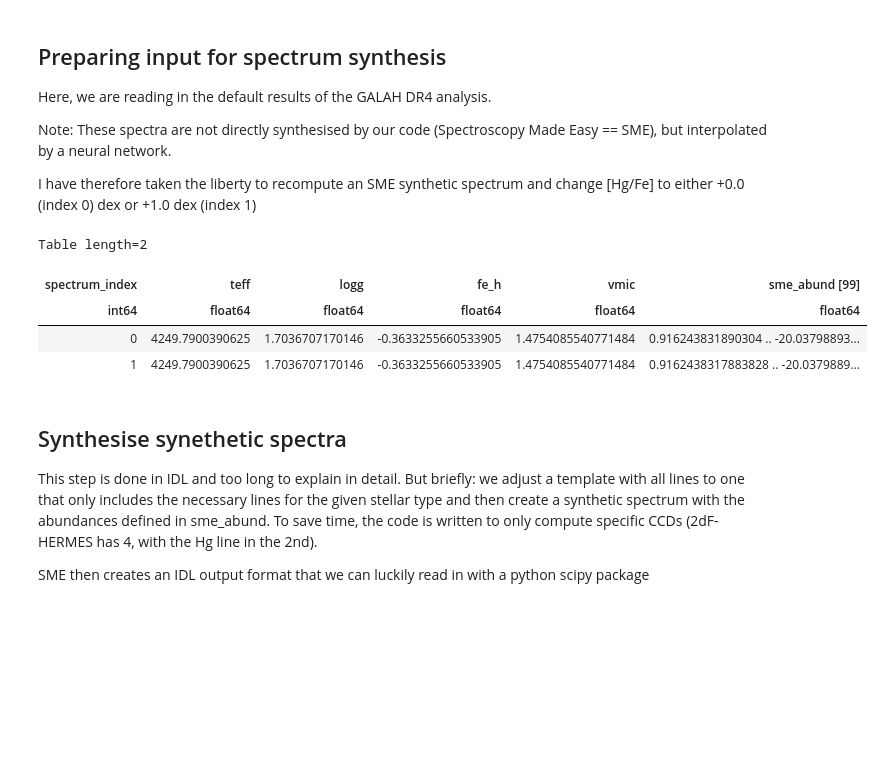
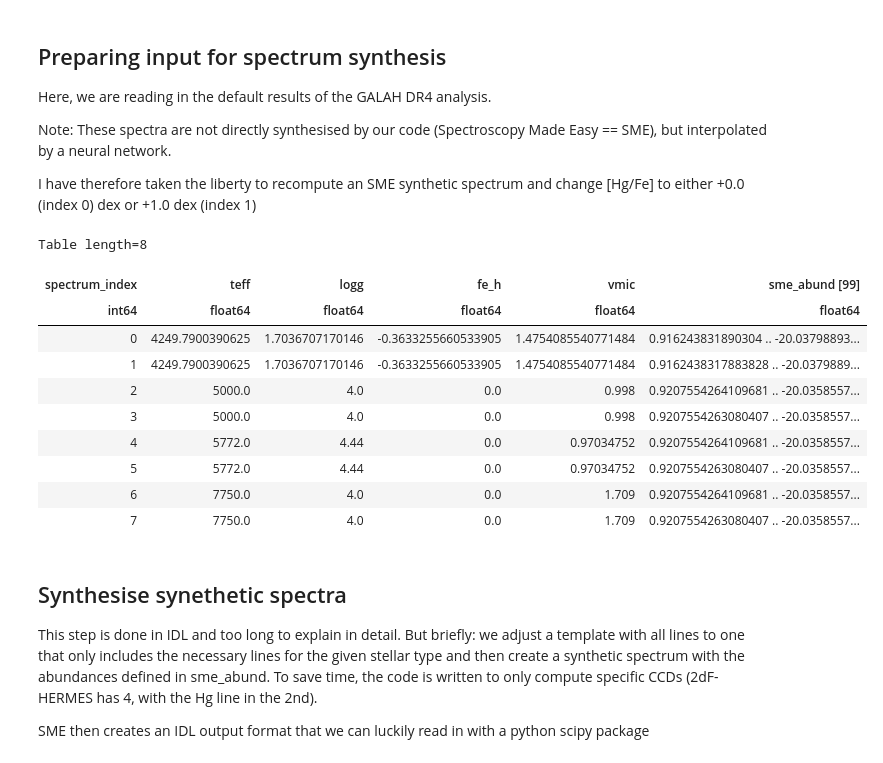
Before and after one commit to svenbuder/soares_furtado_high_hg, a Jupyter notebook: high_hg_spectrum_galah.ipynb, the cells around one changed output. Cells and saved outputs as stored; diff of their text form; code cells hidden in the pictures; blank space fills up the shorter version.

```diff
--- a/high_hg_spectrum_galah.ipynb
+++ b/high_hg_spectrum_galah.ipynb
@@ -455,38 +455,107 @@ def convert_solar_abundances_to_sme_compatible_format(abundance_dictionary):
 # %%
 # Create the 2 spectra with solar and increased [Hg/Fe]
 
 hg_test_calculuations = Table()
 
 # unique identifier
-hg_test_calculuations['spectrum_index'] = np.arange(2)
+hg_test_calculuations['spectrum_index'] = np.arange(8)
+
+teffs = [
+    galah_dr4_raw_result['teff'][0],
+    galah_dr4_raw_result['teff'][0],
+    5000.,
+    5000.,
+    5772.,
+    5772.,
+    7750,
+    7750
+]
+
+loggs = [
+    galah_dr4_raw_result['logg'][0],
+    galah_dr4_raw_result['logg'][0],
+    4.0,
+    4.0,
+    4.44,
+    4.44,
+    4.0,
+    4.0
+]
+
+fehs = [
+    galah_dr4_raw_result['fe_h'][0],
+    galah_dr4_raw_result['fe_h'][0],
+    0.0,
+    0.0,
+    0.0,
+    0.0,
+    0.0,
+    0.0
+]
+
+def vmic_DF16(teff, logg):
+    """
+    https://ui.adsabs.harvard.edu/abs/2016A%26A...585A..75D/abstract
+    """
+    return 0.998+3.16*10**(-4)*(teff-5500.)-0.253*(logg-4.0)-2.86*10**(-4)*(teff-5500)*(logg-4.0)+0.165*(logg-4.0)**2.
+
+vmics = [
+    galah_dr4_raw_result['vmic'][0],
+    galah_dr4_raw_result['vmic'][0],
+    vmic_DF16(5500.,4.0),
+    vmic_DF16(5500.,4.0),
+    vmic_DF16(5772.,4.44),
+    vmic_DF16(5772.,4.44),
+    vmic_DF16(7750.,4.0),
+    vmic_DF16(7750.,4.0)
+]
 
 # main labels stay the same
-for label in ['teff','logg','fe_h','vmic']:
-    hg_test_calculuations[label] = galah_dr4_raw_result[label] * np.ones(2)
+hg_test_calculuations['teff'] = np.array(teffs)
+hg_test_calculuations['logg'] = np.array(loggs)
+hg_test_calculuations['fe_h'] = np.array(fehs)
+hg_test_calculuations['vmic'] = np.array(vmics)
 
 # adjust the abundance table
 
 # 0) with [Hg/Fe] = 0
 abundances_0 = galah_dr4_raw_result
 abundances_0['hg_fe'] = 0.0
 sme_abundances_0 = convert_solar_abundances_to_sme_compatible_format(abundances_0)
 
 # 1) with [Hg/Fe] = 0
 abundances_1 = galah_dr4_raw_result
 abundances_1['hg_fe'] = 1.0
 sme_abundances_1 = convert_solar_abundances_to_sme_compatible_format(abundances_1)
 
-hg_test_calculuations['sme_abund'] = np.array([sme_abundances_0,sme_abundances_1])
+solar = dict()
+for element in ['Li','C','N','O','Na','Mg','Al','Si','K','Ca','Sc','Ti','V','Cr','Mn','Co','Ni','Cu','Zn','Rb','Sr','Y','Zr','Mo','Ru','Ba','La','Ce','Nd','Sm','Eu','Hg']:
+    solar[element.lower()+'_fe'] = 0.0
+
+sme_abundances_2 = convert_solar_abundances_to_sme_compatible_format(solar)
+
+solar_hgfe_1 = solar
+solar_hgfe_1['hg_fe'] = 1.0
+
+sme_abundances_3 = convert_solar_abundances_to_sme_compatible_format(solar_hgfe_1)
+
+hg_test_calculuations['sme_abund'] = np.array([sme_abundances_0,sme_abundances_1,sme_abundances_2,sme_abundances_3,sme_abundances_2,sme_abundances_3,sme_abundances_2,sme_abundances_3])
 
 hg_test_calculuations.write('data/hg_computation.fits',overwrite=True)
 
 hg_test_calculuations
 # %% [output]
-Table length=2
+Table length=8
 | spectrum_index | teff | logg | fe_h | vmic | sme_abund [99] |
 | int64 | float64 | float64 | float64 | float64 | float64 |
 | 0 | 4249.7900390625 | 1.7036707170146 | -0.3633255660533905 | 1.4754085540771484 | 0.916243831890304 .. -20.03798893... |
 | 1 | 4249.7900390625 | 1.7036707170146 | -0.3633255660533905 | 1.4754085540771484 | 0.9162438317883828 .. -20.0379889... |
+| 2 | 5000.0 | 4.0 | 0.0 | 0.998 | 0.9207554264109681 .. -20.0358557... |
+| 3 | 5000.0 | 4.0 | 0.0 | 0.998 | 0.9207554263080407 .. -20.0358557... |
+| 4 | 5772.0 | 4.44 | 0.0 | 0.97034752 | 0.9207554264109681 .. -20.0358557... |
+| 5 | 5772.0 | 4.44 | 0.0 | 0.97034752 | 0.9207554263080407 .. -20.0358557... |
+| 6 | 7750.0 | 4.0 | 0.0 | 1.709 | 0.9207554264109681 .. -20.0358557... |
+| 7 | 7750.0 | 4.0 | 0.0 | 1.709 | 0.9207554263080407 .. -20.0358557... |
 # %% [markdown]
 ## Synthesise synethetic spectra
 This step is done in IDL and too long to explain in detail. But briefly: we adjust a template with all lines to one that only includes the necessary lines for the given stellar type and then create a synthetic spectrum with the abundances defined in sme_abund. To save time, the code is written to only compute specific CCDs (2dF-HERMES has 4, with the Hg line in the 2nd).
```
Also changed, not shown: parts of 7 cells of this notebook, 18 other files.
